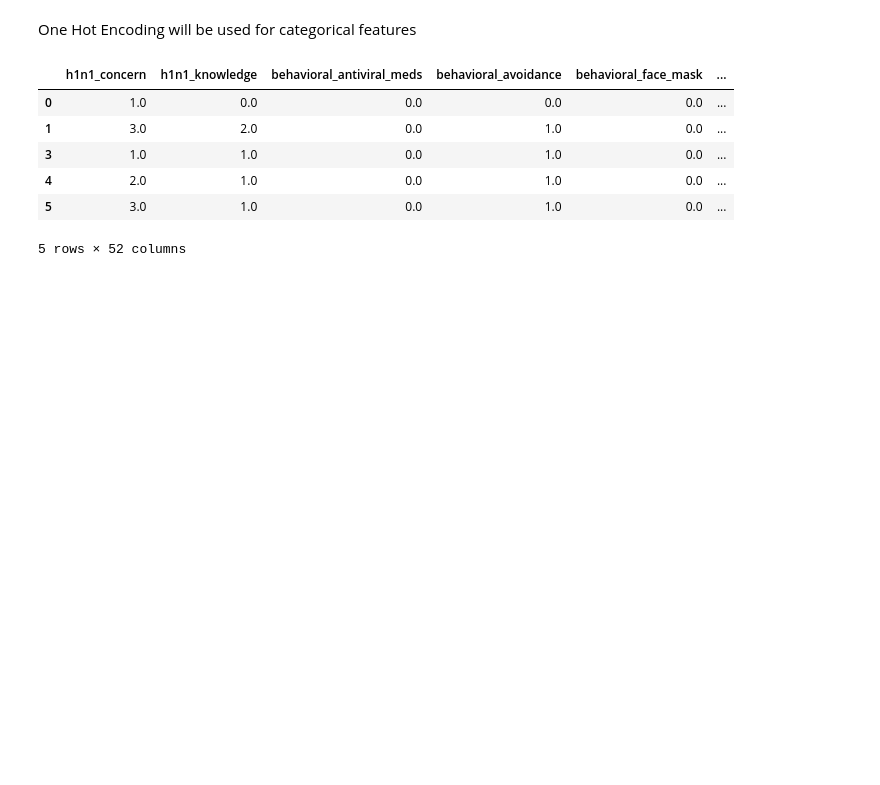
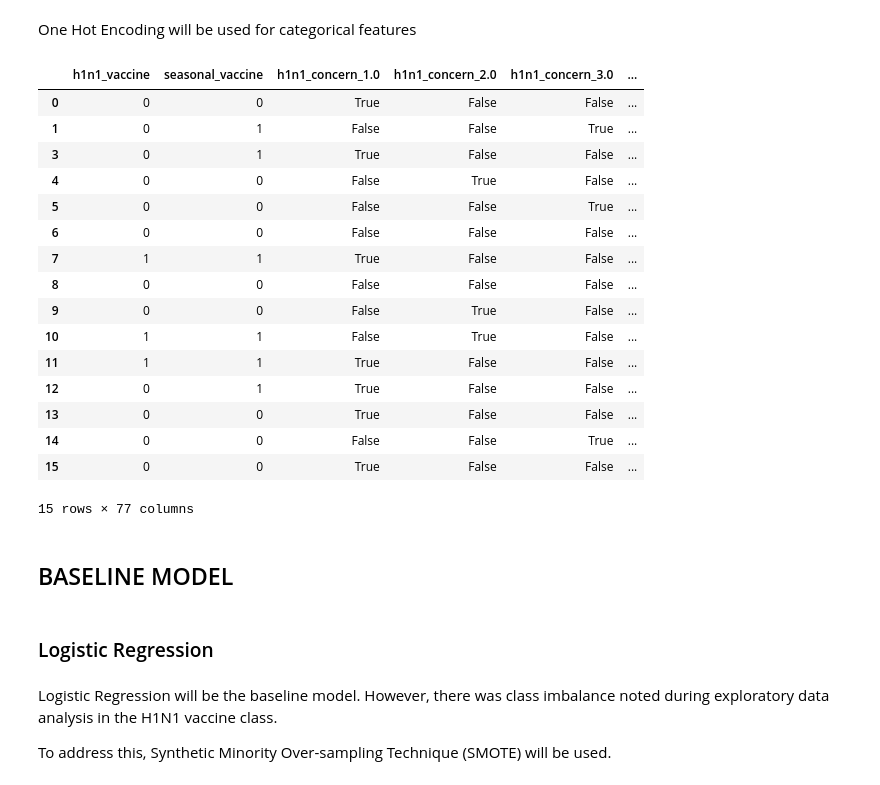
Before and after one commit to edgarmuturi/vaccination-predictions, a Jupyter notebook: notebook.ipynb, the cells around one changed output. Saved outputs shown, nothing was run; the diff lists cells and outputs as text; code cells hidden in the pictures; blank space fills up the shorter version.

```diff
--- a/notebook.ipynb
+++ b/notebook.ipynb
@@ -440,19 +440,38 @@ From the correlation vetrical heatmap above, we see that doctor recommendation f
 # %% [markdown]
 One Hot Encoding will be used for categorical features
 # %%
-# Proper way to select only categorical columns (excluding the target)
-categorical_cols = merged_data.select_dtypes(include=['object', 'category']).columns.tolist()
+# List of categorical features excluding the target variable
+categorical_features = [col for col in merged_data.columns if col != 'h1n1_vaccine' and col != 'seasonal_vaccine']
 
-# One-hot encode only those columns
-encoded_data = pd.get_dummies(merged_data, columns=categorical_cols, drop_first=True)
+# Perform one-hot encoding on all categorical features
+merged_data_encoded = pd.get_dummies(merged_data, columns=categorical_features, drop_first=True)
 
-# View the result
-encoded_data.head()
+# Verify the first few rows of the encoded data
+merged_data_encoded.head(15)
 # %% [output]
-|  | h1n1_concern | h1n1_knowledge | behavioral_antiviral_meds | behavioral_avoidance | behavioral_face_mask | ... |
-| 0 | 1.0 | 0.0 | 0.0 | 0.0 | 0.0 | ... |
-| 1 | 3.0 | 2.0 | 0.0 | 1.0 | 0.0 | ... |
-| 3 | 1.0 | 1.0 | 0.0 | 1.0 | 0.0 | ... |
-| 4 | 2.0 | 1.0 | 0.0 | 1.0 | 0.0 | ... |
-| 5 | 3.0 | 1.0 | 0.0 | 1.0 | 0.0 | ... |
+|  | h1n1_vaccine | seasonal_vaccine | h1n1_concern_1.0 | h1n1_concern_2.0 | h1n1_concern_3.0 | ... |
+| 0 | 0 | 0 | True | False | False | ... |
+| 1 | 0 | 1 | False | False | True | ... |
+| 3 | 0 | 1 | True | False | False | ... |
+| 4 | 0 | 0 | False | True | False | ... |
+| 5 | 0 | 0 | False | False | True | ... |
+| 6 | 0 | 0 | False | False | False | ... |
+| 7 | 1 | 1 | True | False | False | ... |
+| 8 | 0 | 0 | False | False | False | ... |
+| 9 | 0 | 0 | False | True | False | ... |
+| 10 | 1 | 1 | False | True | False | ... |
+| 11 | 1 | 1 | True | False | False | ... |
+| 12 | 0 | 1 | True | False | False | ... |
+| 13 | 0 | 0 | True | False | False | ... |
+| 14 | 0 | 0 | False | False | True | ... |
+| 15 | 0 | 0 | True | False | False | ... |
-5 rows × 52 columns
+15 rows × 77 columns
+# %% [markdown]
+## BASELINE MODEL
+# %% [markdown]
+### Logistic Regression
+# %% [markdown]
+Logistic Regression will be the baseline model.
+However, there was class imbalance noted during exploratory data analysis in the H1N1 vaccine class.
+
+To address this, Synthetic Minority Over-sampling Technique (SMOTE) will be used.
```
Also changed, not shown: parts of 23 cells of this notebook.
